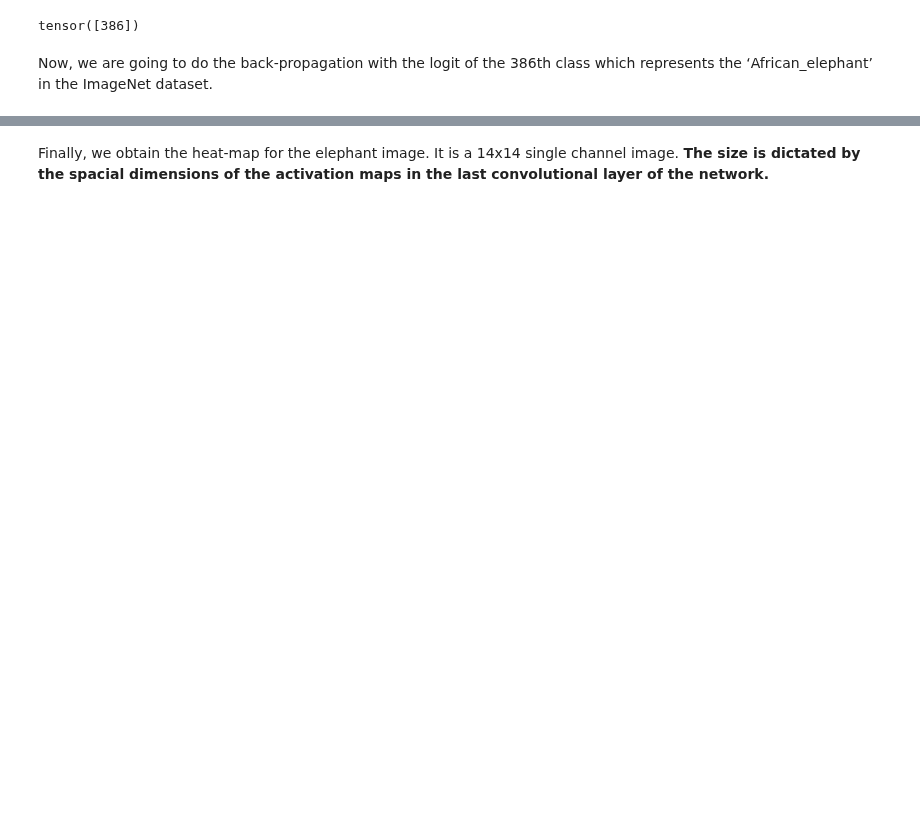
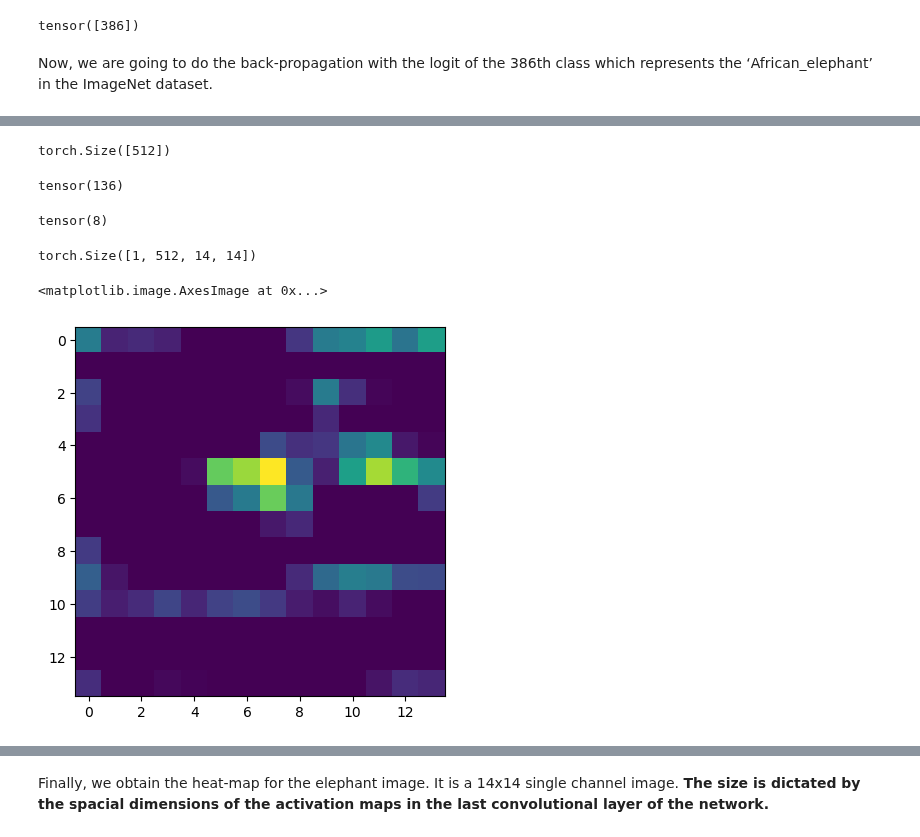
Before and after one commit to johnwslee/Data_Science_Libraries, a Jupyter notebook: PyTorch/Grad-CAM/Medium_Implementing_Grad-CAM_in_Pytorch.ipynb, the cells around one changed output, grey strips where cells are left out. Cells and saved outputs as stored; diff of their text form; code cells hidden in the pictures; blank space fills up the shorter version.

```diff
--- a/PyTorch/Grad-CAM/Medium_Implementing_Grad-CAM_in_Pytorch.ipynb
+++ b/PyTorch/Grad-CAM/Medium_Implementing_Grad-CAM_in_Pytorch.ipynb
@@ -131,0 +151,12 @@ pred = vgg(img)
+# %%
+pooled_gradients.shape
+# %% [output]
+torch.Size([512])
+# %%
+np.argmax(pooled_gradients)
+# %% [output]
+tensor(136)
+# %%
+np.argmin(pooled_gradients)
+# %% [output]
+tensor(8)
@@ -131,0 +166,9 @@ pred = vgg(img)
+# %%
+activations.shape
+# %% [output]
+torch.Size([1, 512, 14, 14])
+# %%
+plt.imshow(activations.squeeze()[156, :, :])
+# %% [output]
+<matplotlib.image.AxesImage at 0x...>
+[figure, added]
```
Also changed, not shown: parts of 39 cells of this notebook.
